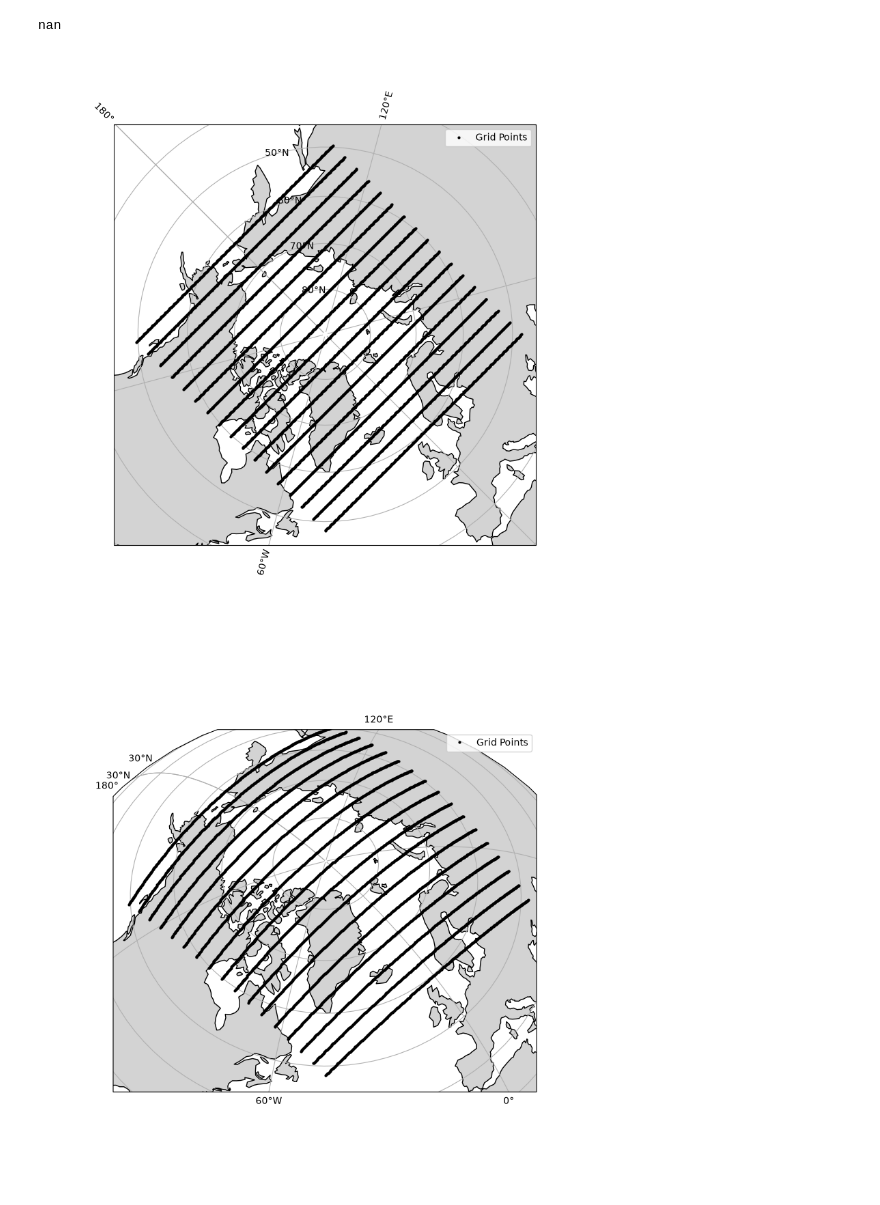
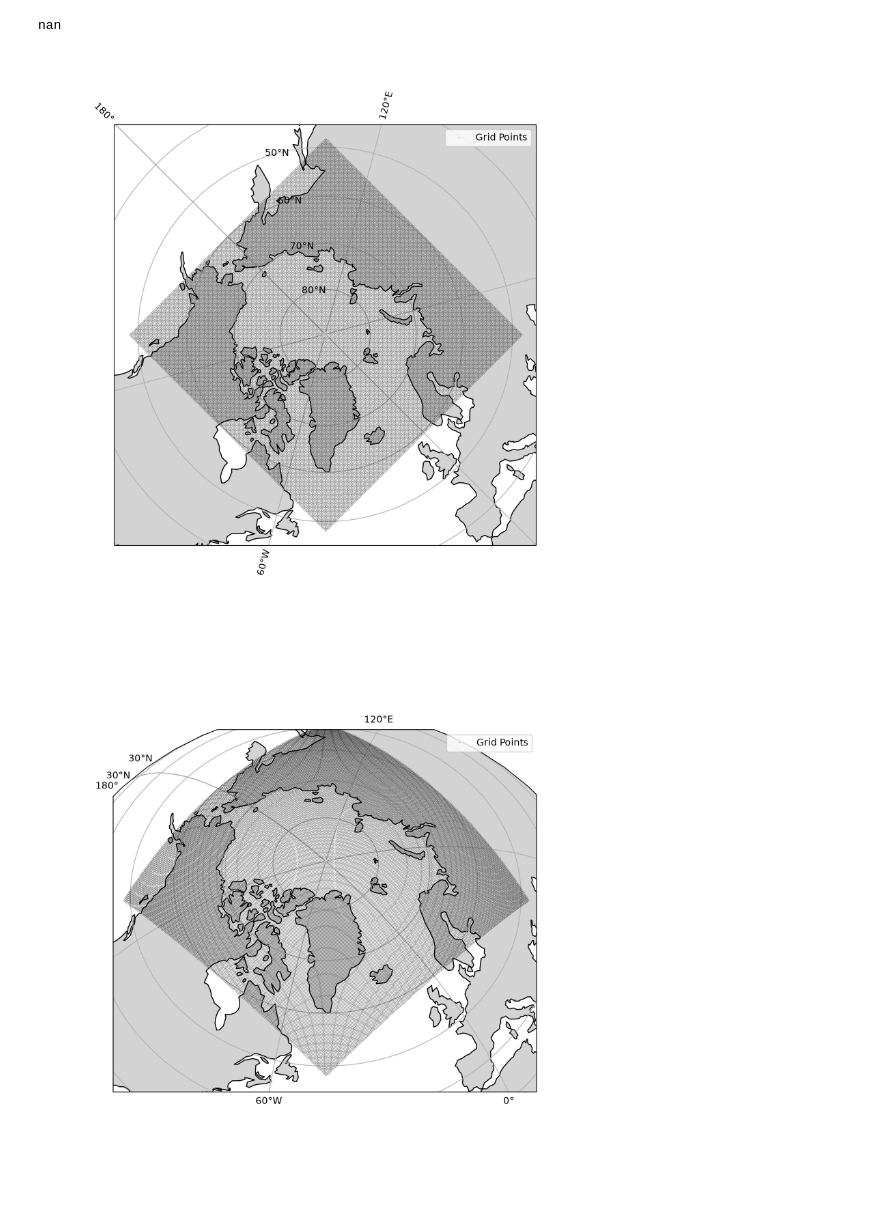
Before and after one commit to ben-sprague/3D-TEA-BAG, a Jupyter notebook: sat_test.ipynb, the cells around one changed output. Saved outputs shown, nothing was run; the diff lists cells and outputs as text; code cells hidden in the pictures.

Commit message:
Add data grid vis

```diff
--- a/sat_test.ipynb
+++ b/sat_test.ipynb
@@ -90,26 +90,26 @@ ax = mapper.setup_map(figure=location_figure,
                  projection=projection,
                  extent=extent)
 
-ax = mapper.plot_locations(ax = ax, lat = new_data['lats'][::20], lon = new_data['lons'][::20], label = 'Grid Points')
+ax = mapper.plot_locations(ax = ax, lat = new_data['lats'][::2], lon = new_data['lons'][::2], label = 'Grid Points', markersize=0.125)
 
 plt.legend()
 ax.set_title("CryoSat-2 DOT Grid Points")
 plt.show()
 # %% [output]
-[figure, old version]
+[figure, new version]
 # %%
 location_figure = plt.figure(figsize=(8,8))
 projection=ccrs.Orthographic(central_longitude=-45, central_latitude=60)
 extent = [-165, 165, 45, 90]
 
 ax = mapper.setup_map(figure=location_figure,
                  projection=projection,
                  extent=extent)
 
-ax = mapper.plot_locations(ax = ax, lat = new_data['lats'][::20], lon = new_data['lons'][::20], label = 'Grid Points', markersize=0.5)
+ax = mapper.plot_locations(ax = ax, lat = new_data['lats'][::2], lon = new_data['lons'][::2], label = 'Grid Points', markersize=0.125)
 
 plt.legend()
 ax.set_title("CryoSat-2 DOT Grid Points")
 plt.show()
 # %% [output]
-[figure, old version]
+[figure, new version]
```
